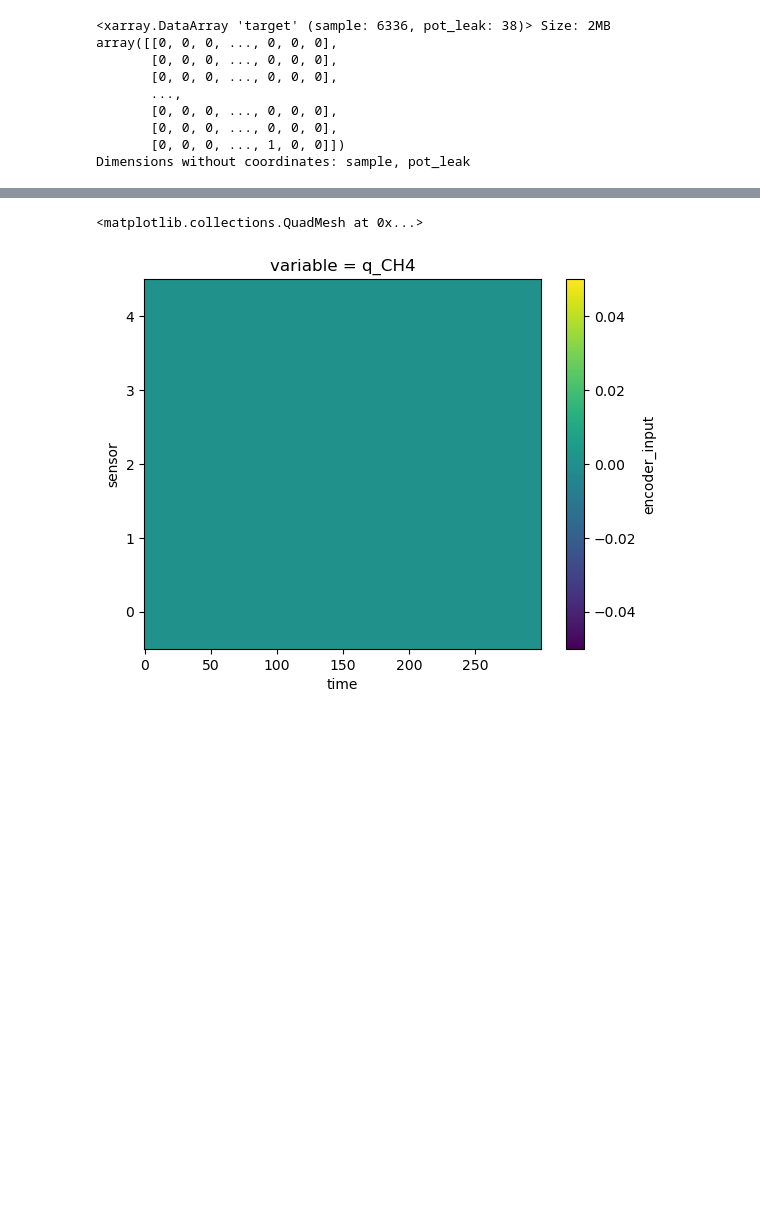
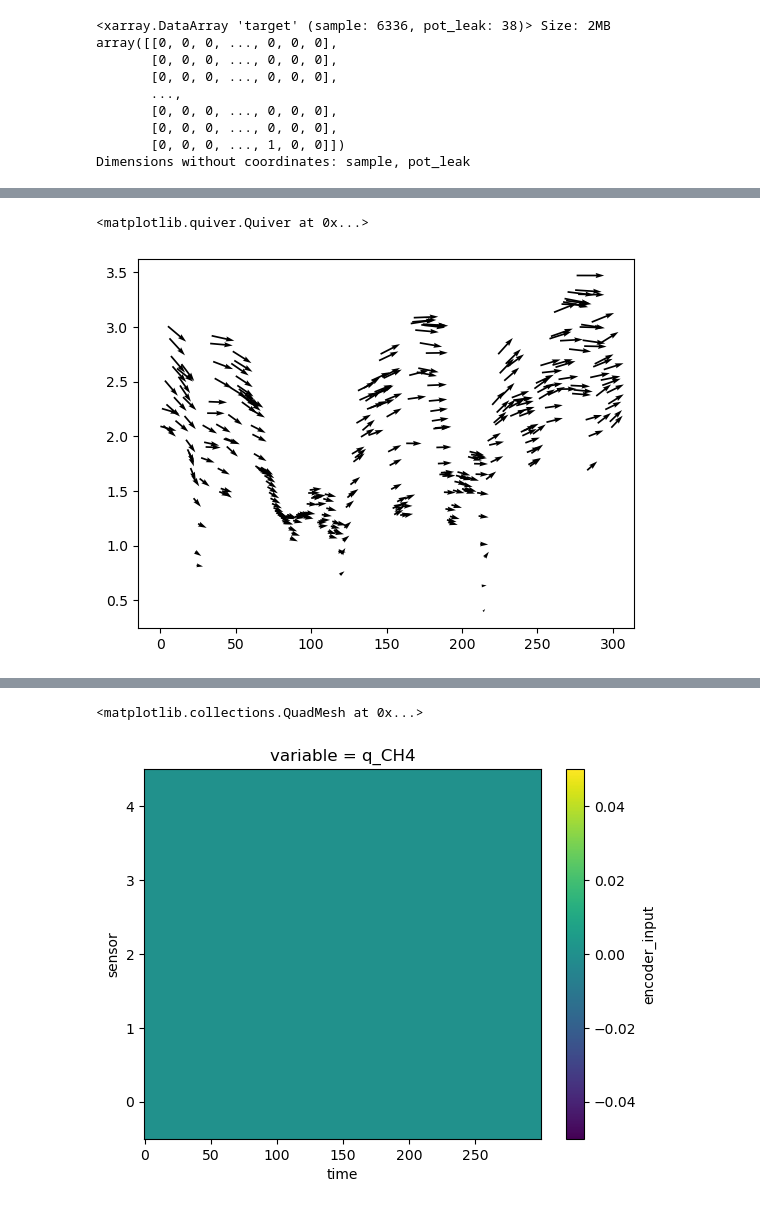
Before and after one commit to NCAR/seals-ml, a Jupyter notebook: notebooks/jeremy_transformer_verification.ipynb, the cells around one changed output, grey strips where cells are left out. Saved outputs shown, nothing was run; the diff lists cells and outputs as text; code cells hidden in the pictures; blank space fills up the shorter version.

```diff
--- a/notebooks/jeremy_transformer_verification.ipynb
+++ b/notebooks/jeremy_transformer_verification.ipynb
@@ -81,3 +223,10 @@ plt.savefig("prediction_example.png", dpi=300, bbox_inches="tight")
+# %%
+plt.quiver(np.arange(300), np.sqrt(encoder_data[0][pred_index, 0, :, 5, 0] ** 2 +
+                                   encoder_data[0][pred_index, 0, :, 4, 0] ** 2),
+           encoder_data[0][pred_index, 0, :, 4, 0], encoder_data[0][pred_index, 0, :, 5, 0], )
+# %% [output]
+<matplotlib.quiver.Quiver at 0x...>
+[figure, added]
 # %%
 plt.figure(figsize=(12, 5))
 plt.subplot(1, 2, 1)
```
Also changed, not shown: parts of 20 cells of this notebook, 1 other file.
